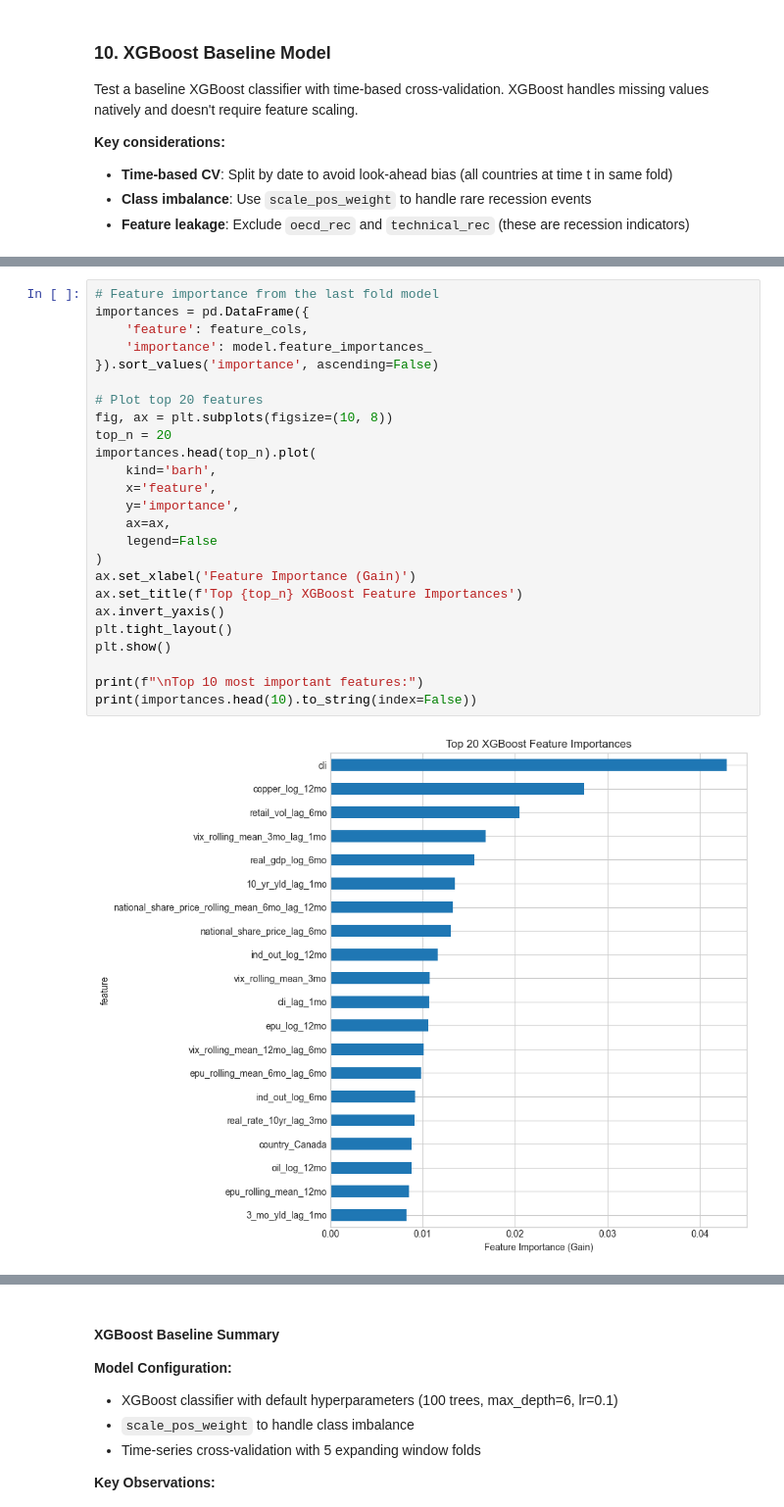
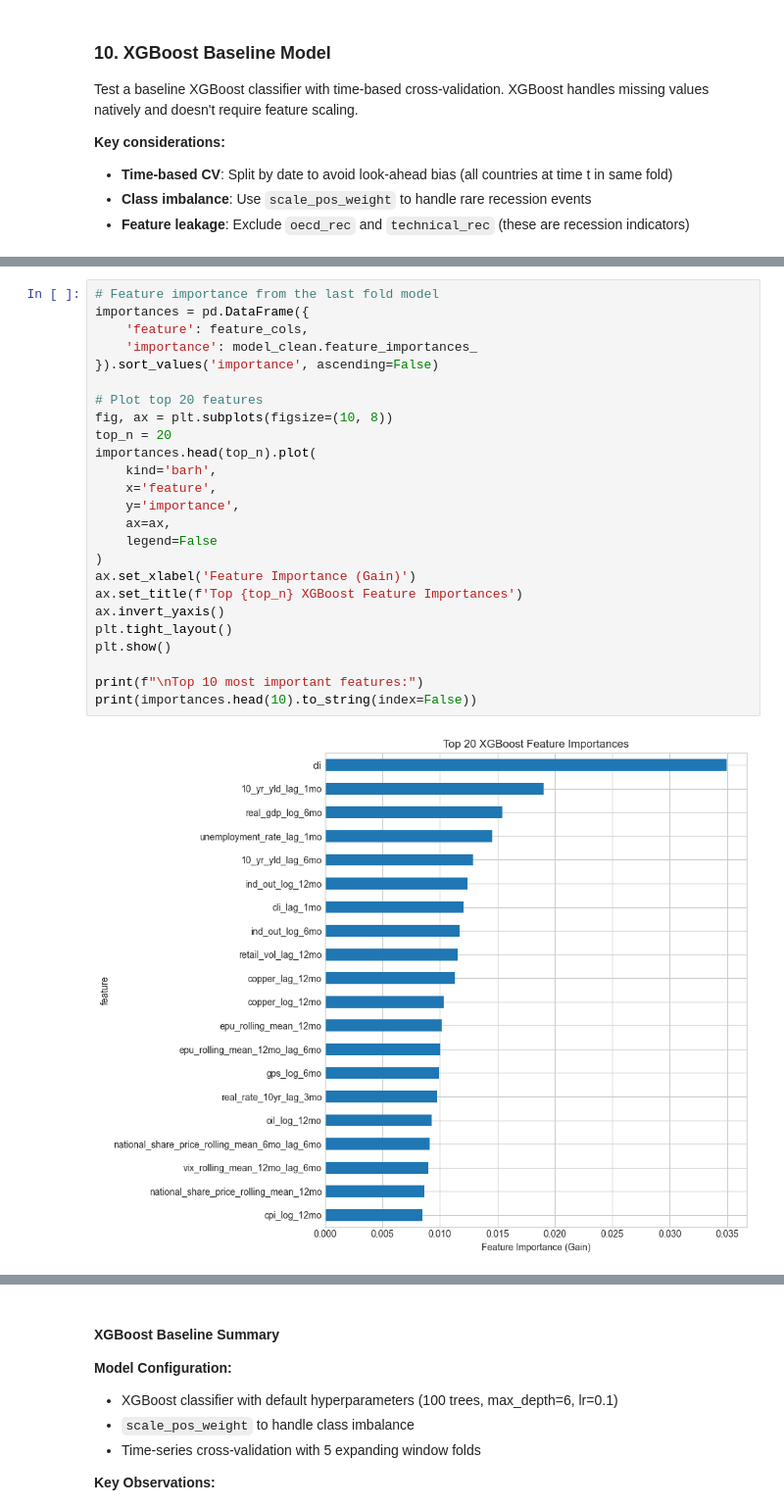
Before and after one commit to tn-shi/MADS-Milestone-II, a Jupyter notebook: Milestone_II_EDA.ipynb, the cells around one changed output, grey strips where cells are left out. Shown at 98% size. Cells and saved outputs as stored; diff of their text form.

```diff
--- a/Milestone_II_EDA.ipynb
+++ b/Milestone_II_EDA.ipynb
@@ -581,28 +861,28 @@ Summary (excluding 2019+):
 # %%
 # Feature importance from the last fold model
 importances = pd.DataFrame({
     'feature': feature_cols,
-    'importance': model.feature_importances_
+    'importance': model_clean.feature_importances_
 }).sort_values('importance', ascending=False)
 
 # Plot top 20 features
 fig, ax = plt.subplots(figsize=(10, 8))
 top_n = 20
 importances.head(top_n).plot(
     kind='barh',
     x='feature',
     y='importance',
     ax=ax,
     legend=False
 )
 ax.set_xlabel('Feature Importance (Gain)')
 ax.set_title(f'Top {top_n} XGBoost Feature Importances')
 ax.invert_yaxis()
 plt.tight_layout()
 plt.show()
 
 print(f"\nTop 10 most important features:")
 print(importances.head(10).to_string(index=False))
 # %% [output]
-[figure, old version]
+[figure, new version]
 Top 10 most important features:
```
Also changed, not shown: parts of 14 cells of this notebook.
